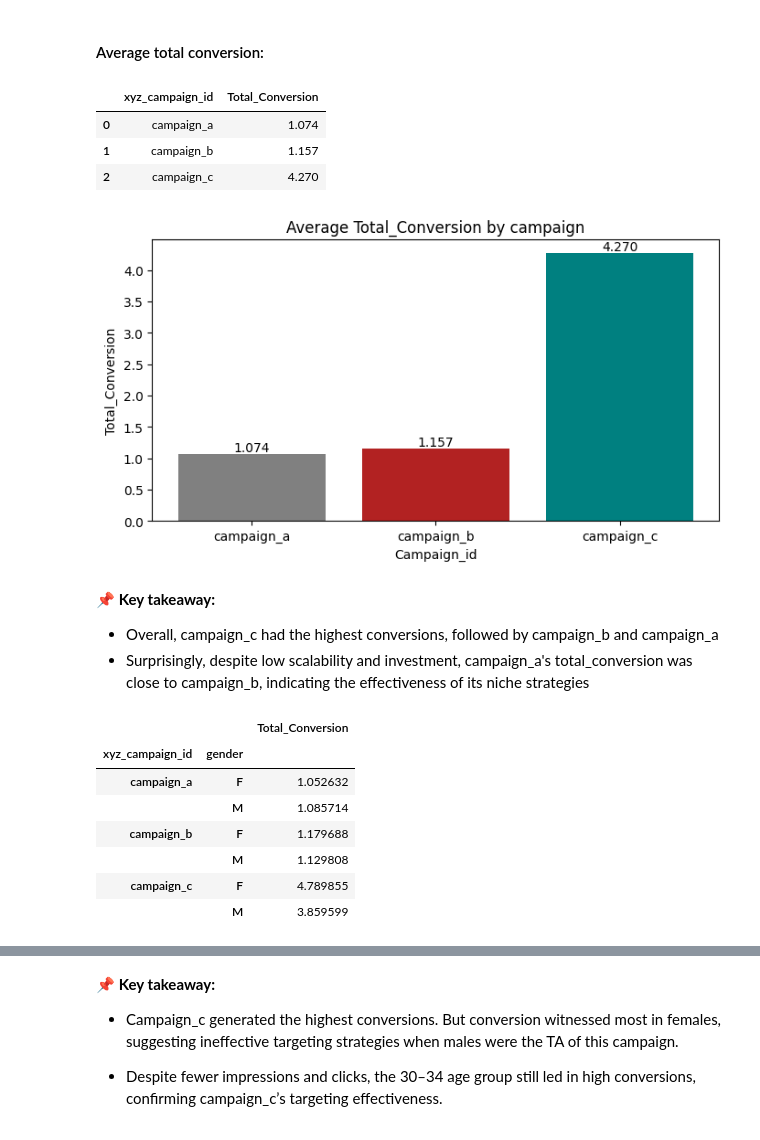
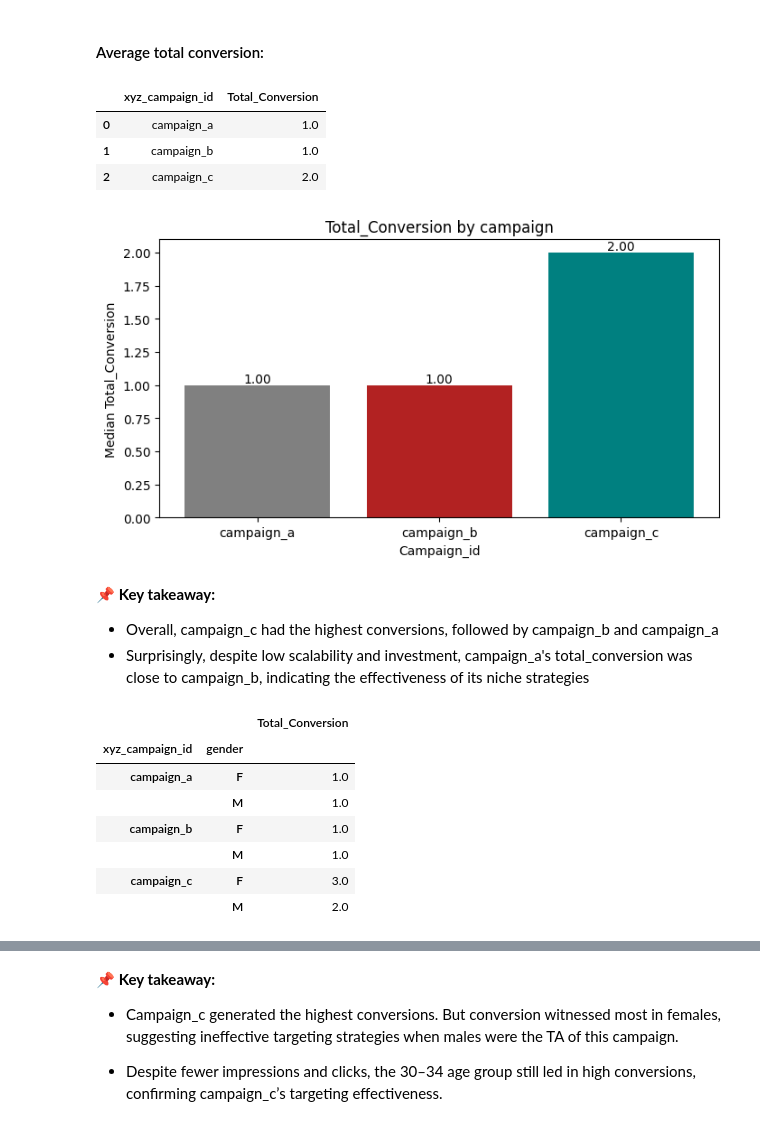
Before and after one commit to huongtran2104/Capstone-Project, a Jupyter notebook: Final_Project_Trần_Thị_Thu_Hương.ipynb, the cells around one changed output, grey strips where cells are left out. Cells and saved outputs as stored; diff of their text form; code cells hidden in the pictures.

```diff
--- a/Final_Project_Trần_Thị_Thu_Hương.ipynb
+++ b/Final_Project_Trần_Thị_Thu_Hương.ipynb
@@ -1078,43 +1078,43 @@ Allocate a larger budget to the 30–34 age group to drive more conversion.
 # %% [markdown]
 #### Average total conversion:
 # %%
-avg_total_conversion_cpn = df.groupby('xyz_campaign_id')['Total_Conversion'].mean().reset_index().round(3)
+avg_total_conversion_cpn = df.groupby('xyz_campaign_id')['Total_Conversion'].median().reset_index().round(3)
 avg_total_conversion_cpn
 # %% [output]
 |  | xyz_campaign_id | Total_Conversion |
-| 0 | campaign_a | 1.074 |
-| 1 | campaign_b | 1.157 |
-| 2 | campaign_c | 4.270 |
+| 0 | campaign_a | 1.0 |
+| 1 | campaign_b | 1.0 |
+| 2 | campaign_c | 2.0 |
 # %%
 plt.figure(figsize=(8, 4))
 bar = plt.bar(avg_total_conversion_cpn["xyz_campaign_id"], avg_total_conversion_cpn["Total_Conversion"], color=['gray', 'firebrick', "teal"])
-plt.title('Average Total_Conversion by campaign')
+plt.title('Total_Conversion by campaign')
 plt.xlabel('Campaign_id')
-plt.ylabel('Total_Conversion')
+plt.ylabel('Median Total_Conversion')
 
 for bar in bar:
     plt.text(bar.get_x() + bar.get_width() / 2, bar.get_height(),
-             f'{bar.get_height():.3f}', ha='center', va='bottom', fontsize=10)
+             f'{bar.get_height():.2f}', ha='center', va='bottom', fontsize=10)
 
 plt.show()
 # %% [output]
-[figure, old version]
+[figure, new version]
 # %% [markdown]
 📌 **Key takeaway:**
 - Overall, campaign_c had the highest conversions, followed by campaign_b and campaign_a
 - Surprisingly, despite low scalability and investment, campaign_a's total_conversion was close to campaign_b, indicating the effectiveness of its niche strategies
 # %%
-total_conversion_by_gender_campaign = df.groupby(['xyz_campaign_id', 'gender']).agg({'Total_Conversion': 'mean'})
+total_conversion_by_gender_campaign = df.groupby(['xyz_campaign_id', 'gender']).agg({'Total_Conversion': 'median'})
 total_conversion_by_gender_campaign
 # %% [output]
 |  |  | Total_Conversion |
 | xyz_campaign_id | gender |  |
-| campaign_a | F | 1.052632 |
-|  | M | 1.085714 |
-| campaign_b | F | 1.179688 |
-|  | M | 1.129808 |
-| campaign_c | F | 4.789855 |
-|  | M | 3.859599 |
+| campaign_a | F | 1.0 |
+|  | M | 1.0 |
+| campaign_b | F | 1.0 |
+|  | M | 1.0 |
+| campaign_c | F | 3.0 |
+|  | M | 2.0 |
 # %%
 pivot_df = total_conversion_by_gender_campaign.unstack(level='gender')
 pivot_df.columns = ["Female", "Male"]
```
Also changed, not shown: parts of 30 cells of this notebook.
